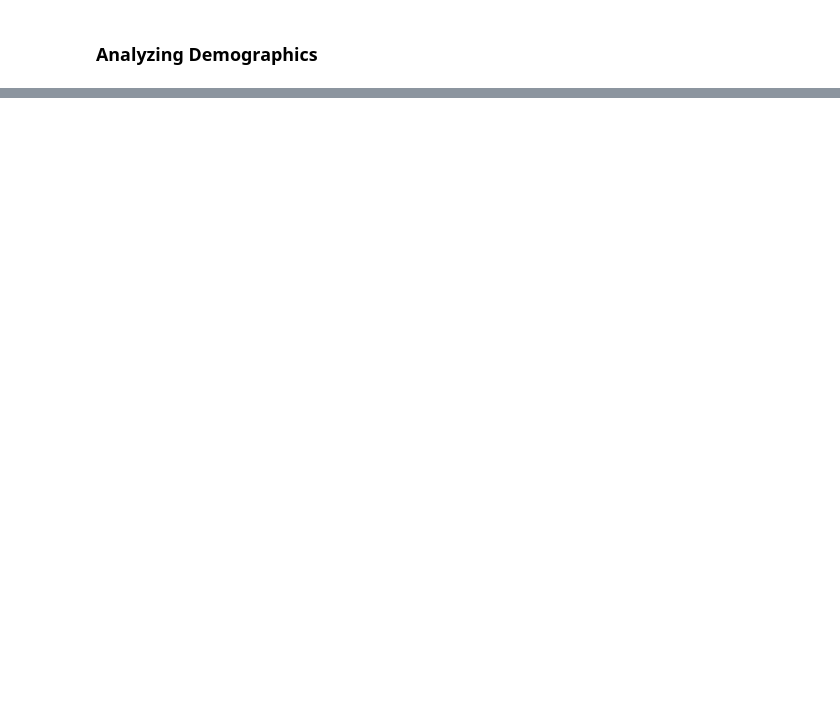
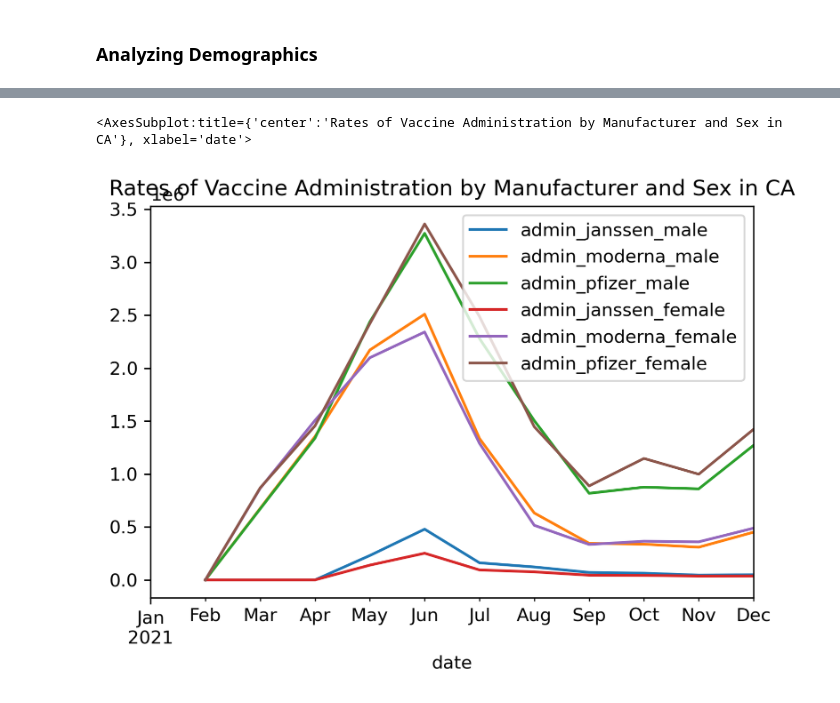
Before and after one commit to atwahl/team_55, a Jupyter notebook: analysis_modeling.ipynb, the cells around one changed output, grey strips where cells are left out. Saved outputs shown, nothing was run; the diff lists cells and outputs as text; code cells hidden in the pictures; blank space fills up the shorter version.

```diff
--- a/analysis_modeling.ipynb
+++ b/analysis_modeling.ipynb
@@ -717,0 +901,24 @@ dtype: float64
+# %%
+ca_case_vax = pd.merge(case_gender, ca_vax_diff, on=["date"], how="inner" )
+# %%
+# need to shift the vax numbers as we did before
+shiftcol = ["admin_janssen_diff", "admin_moderna_diff", "admin_pfizer_diff", "admin_unk_diff"]
+ca_case_vax[shiftcol] = ca_case_vax[shiftcol].shift(1)
+# %%
+ca_covidgen =  pd.merge(ca_case_vax, ca_genderpct, on=["date"], how="inner")
+# %%
+# we are making the assumption that there is no preference on which vaccine manufacturer is administered
+
+# male cols
+ca_covidgen["admin_janssen_male"] = (ca_covidgen["admin_janssen_diff"] * ca_covidgen["jj_malepct"]).round()
+
+ca_covidgen["admin_moderna_male"] = (ca_covidgen["admin_moderna_diff"] * ca_covidgen["moderna_malepct"]).round()
+
+ca_covidgen["admin_pfizer_male"] = (ca_covidgen["admin_pfizer_diff"] * ca_covidgen["pfizer_malepct"]).round()
+
+# female cols
+ca_covidgen["admin_janssen_female"] = (ca_covidgen["admin_janssen_diff"] * ca_covidgen["jj_femalepct"]).round()
+
+ca_covidgen["admin_moderna_female"] = (ca_covidgen["admin_moderna_diff"] * ca_covidgen["moderna_femalepct"]).round()
+
+ca_covidgen["admin_pfizer_female"] = (ca_covidgen["admin_pfizer_diff"] * ca_covidgen["pfizer_femalepct"]).round()
@@ -717,0 +942,6 @@ dtype: float64
+# %%
+ca_covidgen.plot(x="date", y=["admin_janssen_male", "admin_moderna_male", "admin_pfizer_male",
+                              "admin_janssen_female", "admin_moderna_female", "admin_pfizer_female"], kind="line", title="Rates of Vaccine Administration by Manufacturer and Sex in CA")
+# %% [output]
+<AxesSubplot:title={'center':'Rates of Vaccine Administration by Manufacturer and Sex in CA'}, xlabel='date'>
+[figure, added]
```
Also changed, not shown: parts of 112 cells of this notebook, 5 other files.
